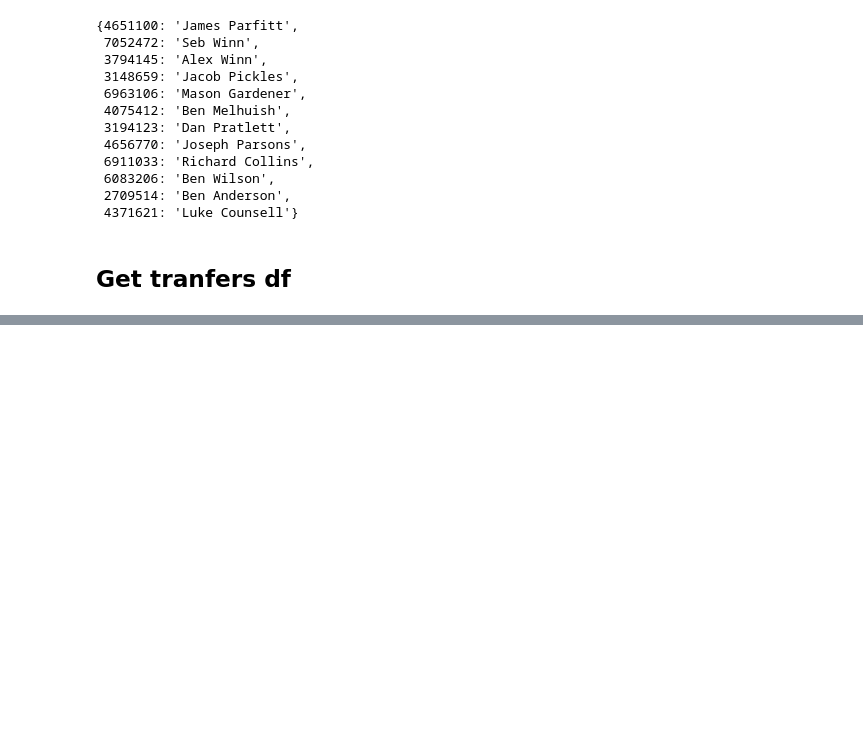
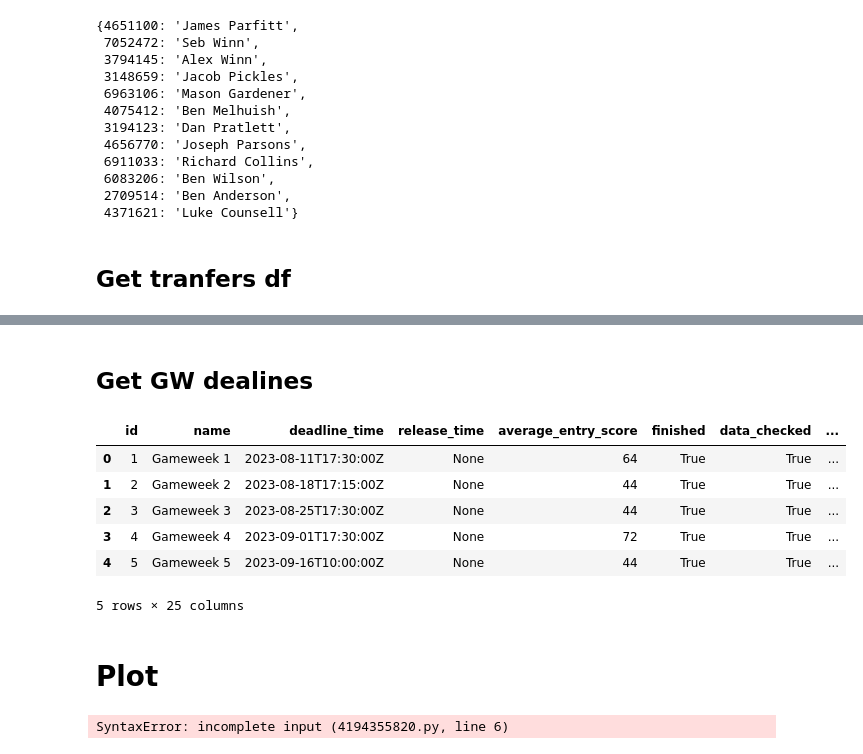
Before and after one commit to RACollins/fpl-forecast-optimise, a Jupyter notebook: notebooks/2.1-fpl-transfer-timeline.ipynb, the cells around one changed output, grey strips where cells are left out. Cells and saved outputs as stored; diff of their text form; code cells hidden in the pictures; blank space fills up the shorter version.

```diff
--- a/notebooks/2.1-fpl-transfer-timeline.ipynb
+++ b/notebooks/2.1-fpl-transfer-timeline.ipynb
@@ -21,6 +19,7 @@ fpl_league_url = (
 transfers_url_template = (
     "https://fantasy.premierleague.com/api/entry/{manager_id}/transfers/"
 )
+bootstrap_static_url = "https://fantasy.premierleague.com/api/bootstrap-static/"
 # %% [markdown]
 # Testing
 # %% [markdown]
@@ -147,0 +163,17 @@ all_managers_transfers_df
+# %% [markdown]
+## Get GW dealines
+# %%
+response = requests.get(bootstrap_static_url)
+bootstrap_static_response = response.json()
+bootstrap_static_df = pd.DataFrame(bootstrap_static_response["events"])
+bootstrap_static_df.head()
+# %% [output]
+|  | id | name | deadline_time | release_time | average_entry_score | finished | data_checked | ... |
+| 0 | 1 | Gameweek 1 | 2023-08-11T17:30:00Z | None | 64 | True | True | ... |
+| 1 | 2 | Gameweek 2 | 2023-08-18T17:15:00Z | None | 44 | True | True | ... |
+| 2 | 3 | Gameweek 3 | 2023-08-25T17:30:00Z | None | 44 | True | True | ... |
+| 3 | 4 | Gameweek 4 | 2023-09-01T17:30:00Z | None | 72 | True | True | ... |
+| 4 | 5 | Gameweek 5 | 2023-09-16T10:00:00Z | None | 44 | True | True | ... |
+5 rows × 25 columns
+# %% [markdown]
+# Plot
@@ -147,0 +214,9 @@ all_managers_transfers_df
+# %%
+hover_data=[
+            "element_in",
+            "element_in_cost",
+            "element_out",
+            "element_out_cost",
+            "event",
+# %% [output]
+SyntaxError: incomplete input (4194355820.py, line 6)
```
Also changed, not shown: parts of 7 cells of this notebook, 2 other files.
